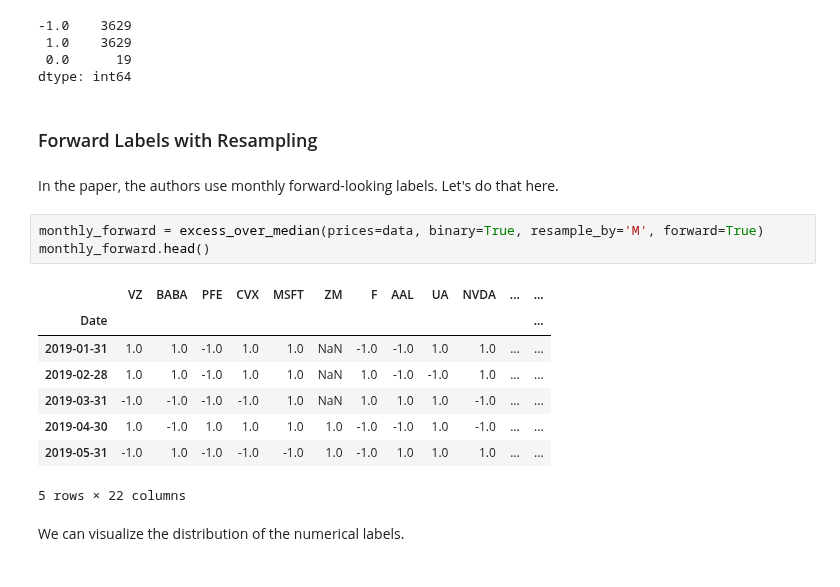
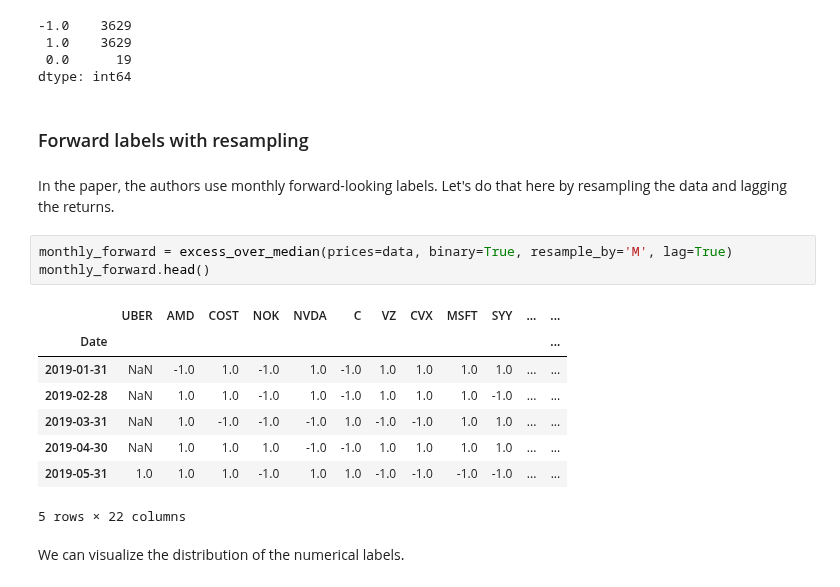
Before and after one commit to tzw101/research, a Jupyter notebook: Labelling/Labels Excess Over Median/excess_over_median.ipynb, the cells around one changed output. Drawn from its saved outputs; the diff is of its cells as text.

Commit message:
forward to lag

```diff
--- a/Labelling/Labels Excess Over Median/excess_over_median.ipynb
+++ b/Labelling/Labels Excess Over Median/excess_over_median.ipynb
@@ -123,20 +121,20 @@ excess2.stack().value_counts()
  0.0      19
 dtype: int64
 # %% [markdown]
-### Forward Labels with Resampling
+### Forward labels with resampling
 # %% [markdown]
-In the paper, the authors use monthly forward-looking labels. Let's do that here.
+In the paper, the authors use monthly forward-looking labels. Let's do that here by resampling the data and lagging the returns.
 # %%
-monthly_forward = excess_over_median(prices=data, binary=True, resample_by='M', forward=True)
+monthly_forward = excess_over_median(prices=data, binary=True, resample_by='M', lag=True)
 monthly_forward.head()
 # %% [output]
-|  | VZ | BABA | PFE | CVX | MSFT | ZM | F | AAL | UA | NVDA | ... | ... |
+|  | UBER | AMD | COST | NOK | NVDA | C | VZ | CVX | MSFT | SYY | ... | ... |
 | Date |  |  |  |  |  |  |  |  |  |  |  | ... |
-| 2019-01-31 | 1.0 | 1.0 | -1.0 | 1.0 | 1.0 | NaN | -1.0 | -1.0 | 1.0 | 1.0 | ... | ... |
-| 2019-02-28 | 1.0 | 1.0 | -1.0 | 1.0 | 1.0 | NaN | 1.0 | -1.0 | -1.0 | 1.0 | ... | ... |
-| 2019-03-31 | -1.0 | -1.0 | -1.0 | -1.0 | 1.0 | NaN | 1.0 | 1.0 | 1.0 | -1.0 | ... | ... |
-| 2019-04-30 | 1.0 | -1.0 | 1.0 | 1.0 | 1.0 | 1.0 | -1.0 | -1.0 | 1.0 | -1.0 | ... | ... |
-| 2019-05-31 | -1.0 | 1.0 | -1.0 | -1.0 | -1.0 | 1.0 | -1.0 | 1.0 | 1.0 | 1.0 | ... | ... |
+| 2019-01-31 | NaN | -1.0 | 1.0 | -1.0 | 1.0 | -1.0 | 1.0 | 1.0 | 1.0 | 1.0 | ... | ... |
+| 2019-02-28 | NaN | 1.0 | 1.0 | -1.0 | 1.0 | -1.0 | 1.0 | 1.0 | 1.0 | -1.0 | ... | ... |
+| 2019-03-31 | NaN | 1.0 | -1.0 | -1.0 | -1.0 | 1.0 | -1.0 | -1.0 | 1.0 | 1.0 | ... | ... |
+| 2019-04-30 | NaN | 1.0 | 1.0 | 1.0 | -1.0 | -1.0 | 1.0 | 1.0 | 1.0 | 1.0 | ... | ... |
+| 2019-05-31 | 1.0 | 1.0 | 1.0 | -1.0 | 1.0 | 1.0 | -1.0 | -1.0 | -1.0 | -1.0 | ... | ... |
 5 rows × 22 columns
 # %% [markdown]
 We can visualize the distribution of the numerical labels.
```
Also changed, not shown: parts of 7 cells of this notebook.
